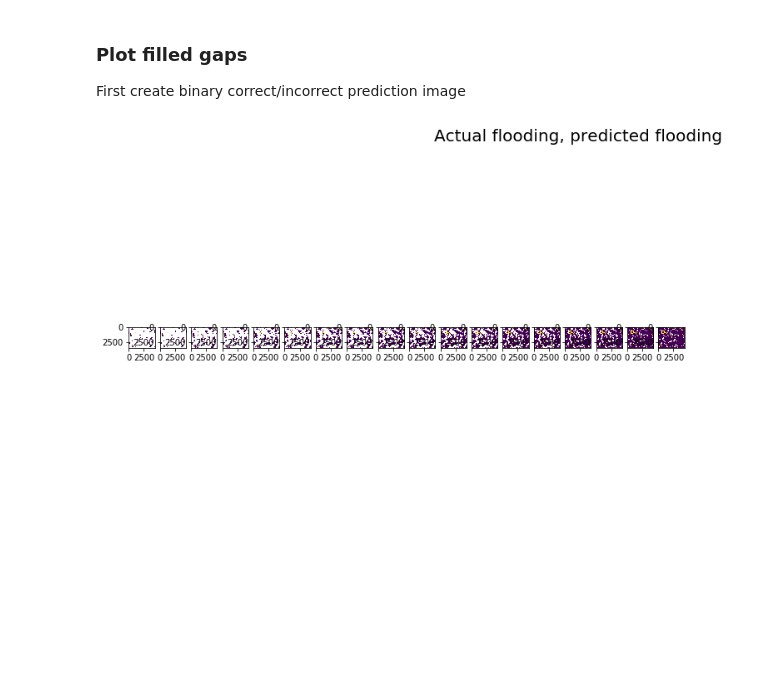
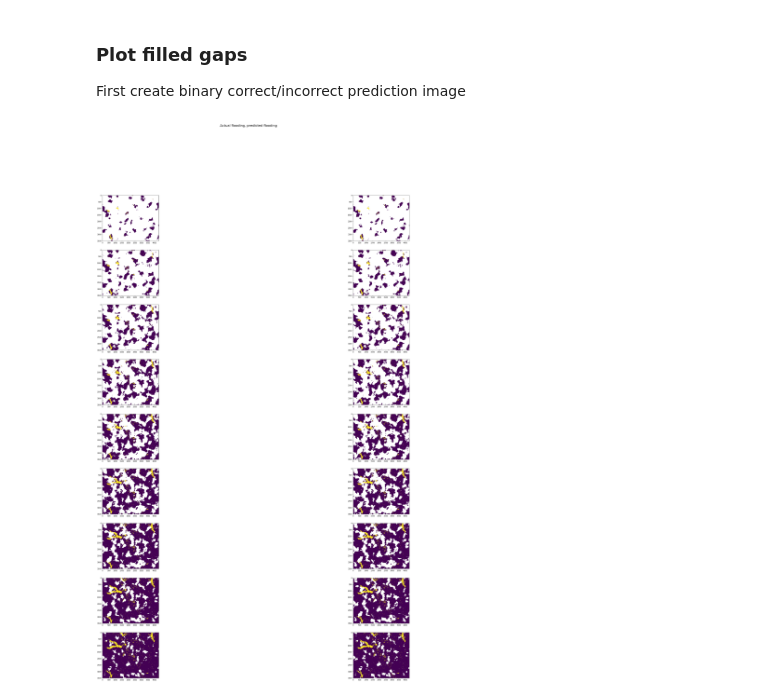
Before and after one commit to ianpdavies/cloudy_flood_prediction, a Jupyter notebook: notebooks/CNN_multi.ipynb, the cells around one changed output. Saved outputs shown, nothing was run; the diff lists cells and outputs as text; code cells hidden in the pictures; blank space fills up the shorter version.

Commit message:
Plotting of actual vs predicted flooding for each % cloud cover

```diff
--- a/notebooks/CNN_multi.ipynb
+++ b/notebooks/CNN_multi.ipynb
@@ -509,17 +479,17 @@ for i, pctl in enumerate(pctls):
 # %%
 import matplotlib.gridspec as gridspec
 import itertools
 images = list(itertools.chain(*zip(flooded_imgs, prediction_imgs))) # Combine lists alternating
 
-plt.figure(figsize=(20,30))
+plt.figure(figsize=(50,60))
 columns = 2
 
 for i, image in enumerate(images):
     plt.subplot(len(images) / columns + 1, columns, i + 1)
     plt.suptitle('Actual flooding, predicted flooding', fontsize=20)
     plt.imshow(image)
     plt.colorbar
 #     plt.tight_layout()
 plt.show()
 # %% [output]
-[figure, old version]
+[figure, new version]
```
Also changed, not shown: parts of 6 cells of this notebook.
